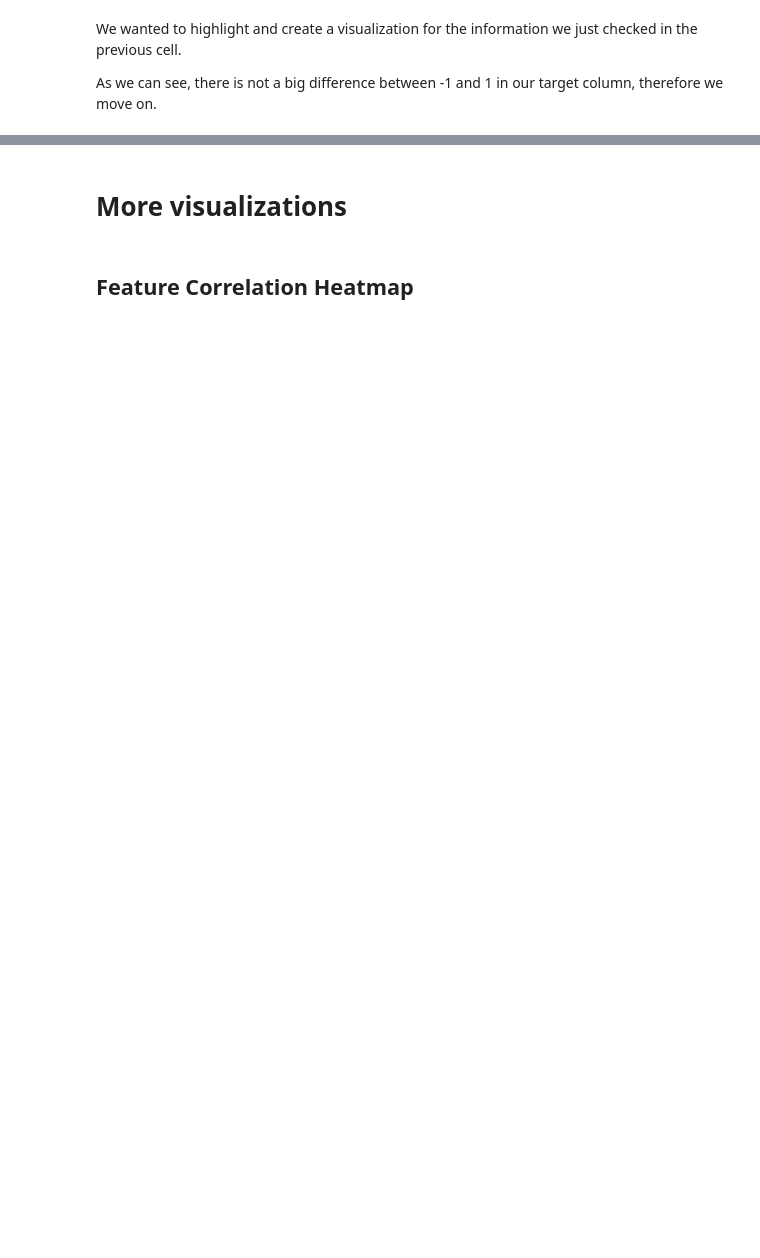
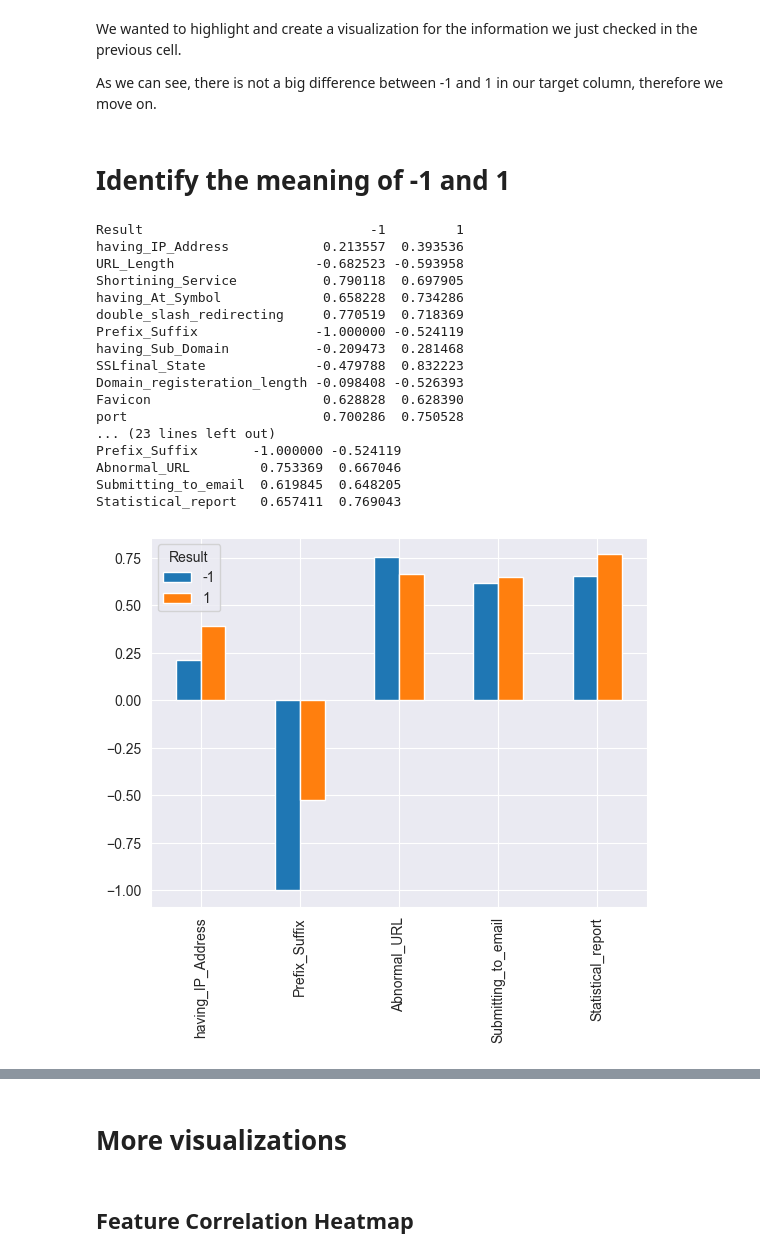
Before and after one commit to gabrielalaa/PhisingDetection, a Jupyter notebook: notebooks/old_training_dataset.ipynb, the cells around one changed output, grey strips where cells are left out. Cells and saved outputs as stored; diff of their text form; code cells hidden in the pictures; blank space fills up the shorter version.

```diff
--- a/notebooks/old_training_dataset.ipynb
+++ b/notebooks/old_training_dataset.ipynb
@@ -69,3 +126,38 @@ sns.countplot(x='Result', data=df)
 We wanted to highlight and create a visualization for the information we just checked in the previous cell.
 
 As we can see, there is not a big difference between -1 and 1 in our target column, therefore we move on.
+# %% [markdown]
+# Identify the meaning of -1 and 1
+# %%
+# Compare the average feature values for each Result class
+feature_means = df.groupby('Result').mean().T
+print(feature_means)
+
+# We randomly selected some possible suspicious features
+suspicious_features = ['having_IP_Address', 'Prefix_Suffix', 'Abnormal_URL', 'Submitting_to_email', 'Statistical_report']
+# Analyze how they differ from each other
+print("\nAverage values for suspicious features:")
+print(feature_means.loc[suspicious_features])
+
+# Compare them visually to get a better understanding
+df.groupby("Result")[suspicious_features].mean().T.plot.bar()
+plt.show()
+# %% [output]
+Result                             -1         1
+having_IP_Address            0.213557  0.393536
+URL_Length                  -0.682523 -0.593958
+Shortining_Service           0.790118  0.697905
+having_At_Symbol             0.658228  0.734286
+double_slash_redirecting     0.770519  0.718369
+Prefix_Suffix               -1.000000 -0.524119
+having_Sub_Domain           -0.209473  0.281468
+SSLfinal_State              -0.479788  0.832223
+Domain_registeration_length -0.098408 -0.526393
+Favicon                      0.628828  0.628390
+port                         0.700286  0.750528
+... (23 lines left out)
+Prefix_Suffix       -1.000000 -0.524119
+Abnormal_URL         0.753369  0.667046
+Submitting_to_email  0.619845  0.648205
+Statistical_report   0.657411  0.769043
+[figure, added]
```
Also changed, not shown: parts of 21 cells of this notebook.
